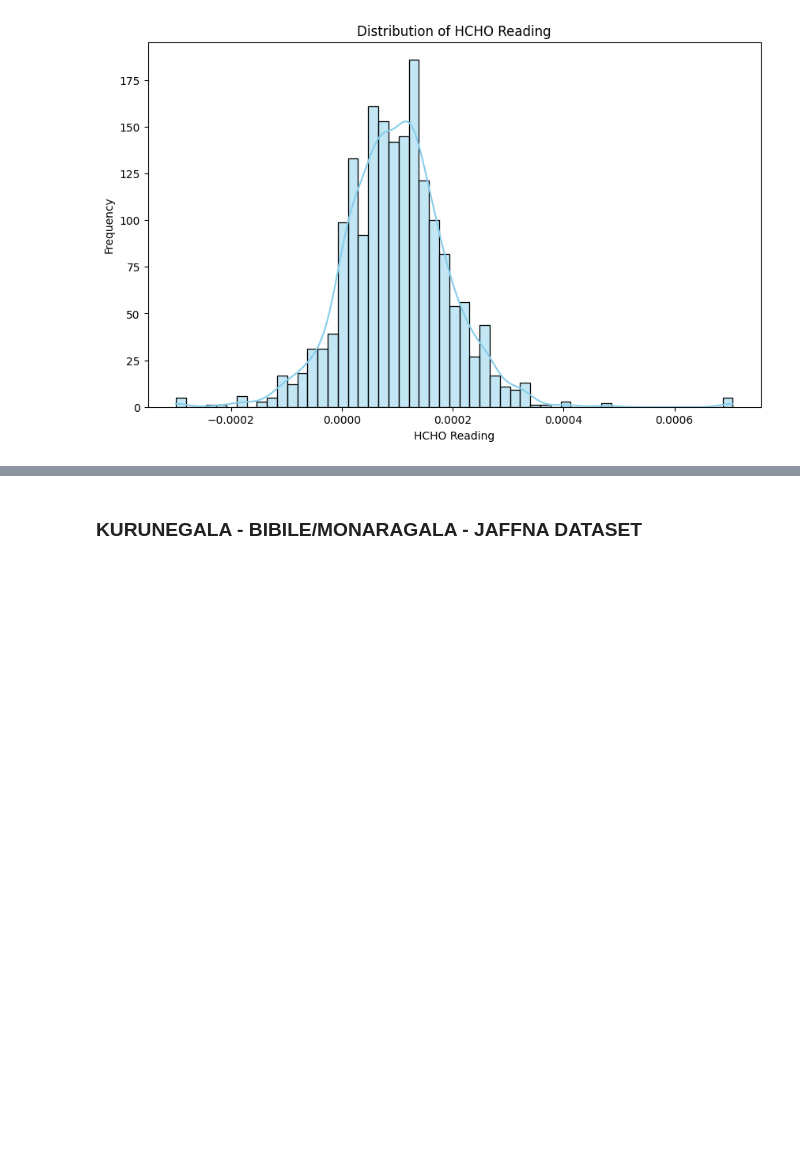
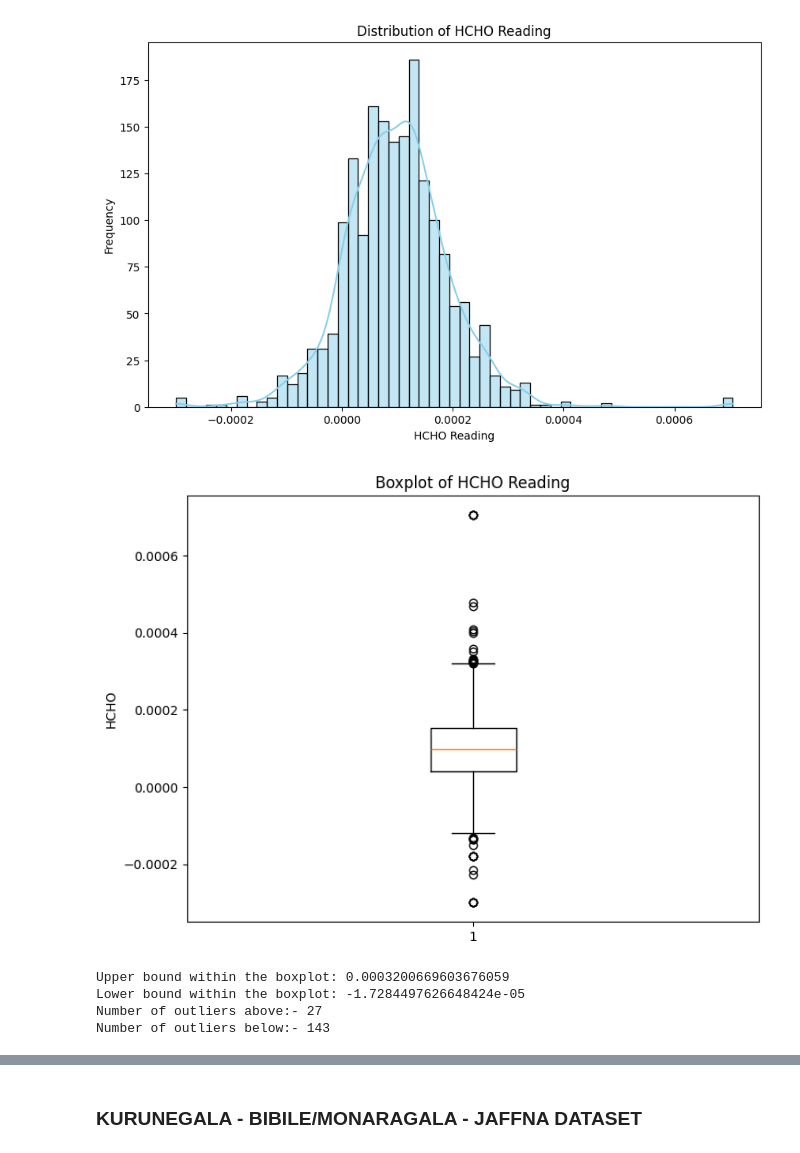
Before and after one commit to VinukaSilva/HCHO-Prediction, a Jupyter notebook: Pre Processing.ipynb, the cells around one changed output, grey strips where cells are left out. Cells and saved outputs as stored; diff of their text form; code cells hidden in the pictures; blank space fills up the shorter version.

```diff
--- a/Pre Processing.ipynb
+++ b/Pre Processing.ipynb
@@ -364,3 +421,44 @@ plt.ylabel('Frequency')
 plt.show()
 # %% [output]
 [figure]
+# %%
+plt.figure(figsize=(8, 6))
+plt.boxplot(kan_data['HCHO Reading'])
+
+# Add title and labels
+plt.title('Boxplot of HCHO Reading')
+plt.ylabel('HCHO')
+
+# Show the plot
+plt.show()
+# %% [output]
+[figure, added]
+# %%
+# Upper Bound of the Dataset
+
+# Calculate Q1, Q3, and IQR
+Q1 = kan_data['HCHO Reading'].quantile(0.25)
+Q3 = kan_data['HCHO Reading'].quantile(0.75)
+IQR = Q3 - Q1
+
+# Compute upper whisker value
+upper_whisker = Q3 + 1.5 * IQR
+lower_whisker = Q3 - 1.5 * IQR
+
+# Find the highest data point within the upper whisker range
+upper_bound_data = kan_data['HCHO Reading'][kan_data['HCHO Reading'] <= upper_whisker].max()
+lower_bound_data = kan_data['HCHO Reading'][kan_data['HCHO Reading'] <= lower_whisker].max()
+
+print("Upper bound within the boxplot:", upper_bound_data)
+print("Lower bound within the boxplot:", lower_bound_data)
+
+# Number of records upper the bound of the dataset
+HCHO_Reading_outliers_max = kan_data[kan_data['HCHO Reading'] >= 0.0003200669603676059].value_counts().sum()
+HCHO_Reading_outliers_min = kan_data[kan_data['HCHO Reading'] <= -1.7284497626648424e-05].value_counts().sum()
+print(f'Number of outliers above:- {HCHO_Reading_outliers_max}')
+print(f'Number of outliers below:- {HCHO_Reading_outliers_min}')
+# %% [output]
+Upper bound within the boxplot: 0.0003200669603676059
+Lower bound within the boxplot: -1.7284497626648424e-05
+Number of outliers above:- 27
+Number of outliers below:- 143
```
Also changed, not shown: parts of 7 cells of this notebook, 2 other files.
